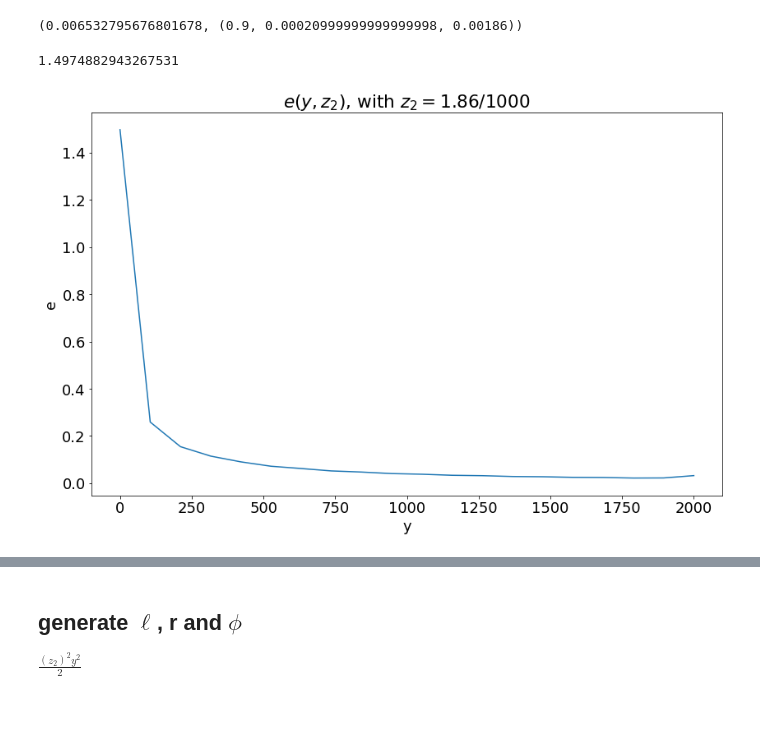
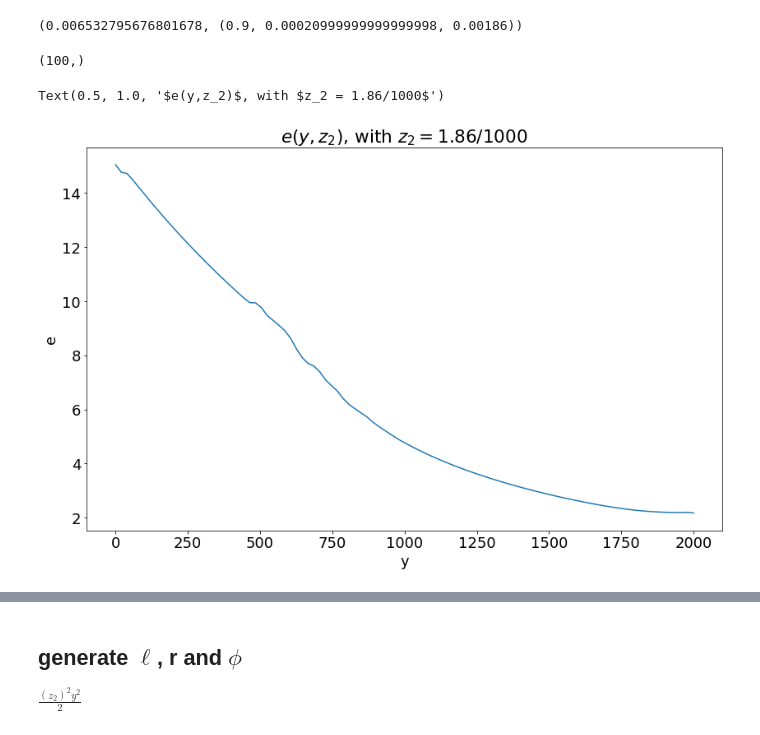
Before and after one commit to lphansen/ClimateUncertaintySpillover, a Jupyter notebook: source/solution_plots.ipynb, the cells around one changed output, grey strips where cells are left out. Saved outputs shown, nothing was run; the diff lists cells and outputs as text; code cells hidden in the pictures.

```diff
--- a/source/solution_plots.ipynb
+++ b/source/solution_plots.ipynb
@@ -27,16 +27,17 @@ sigma2, (RHO, SIGMA_Z, MU_2)
 # %% [output]
 (0.006532795676801678, (0.9, 0.00020999999999999998, 0.00186))
 # %%
-solu_yy = pickle.load(open(data_dir + "solu_modified_v6_21*20_0219-18:59", "rb"))
+solu_yy = pickle.load(open(data_dir + "solu_modified_v6_101*100_0222_16:51", "rb"))
-# %%
-solu_yy[0.006737946999085467]['e'][10][0]
-# %% [output]
-1.4974882943267531
+# %%
+solu_yy['e'][50].shape
+# %% [output]
+(100,)
 # %%
-plt.plot(np.linspace(0,2000,20), solu_yy[0.006737946999085467]['e'][10] )
+plt.plot(np.linspace(1e-10, 2000, 100), solu_yy['e'][-1] )
 plt.xlabel('y')
 plt.ylabel('e')
 plt.title(r'$e(y,z_2)$, with $z_2 = 1.86/1000$', )
-plt.savefig('e_y_ambiguity.png')
+# plt.savefig('e_y_ambiguity.png')
 # %% [output]
+Text(0.5, 1.0, '$e(y,z_2)$, with $z_2 = 1.86/1000$')
-[figure, old version]
+[figure, new version]
```
Also changed, not shown: parts of 15 cells of this notebook, 6 other files.
